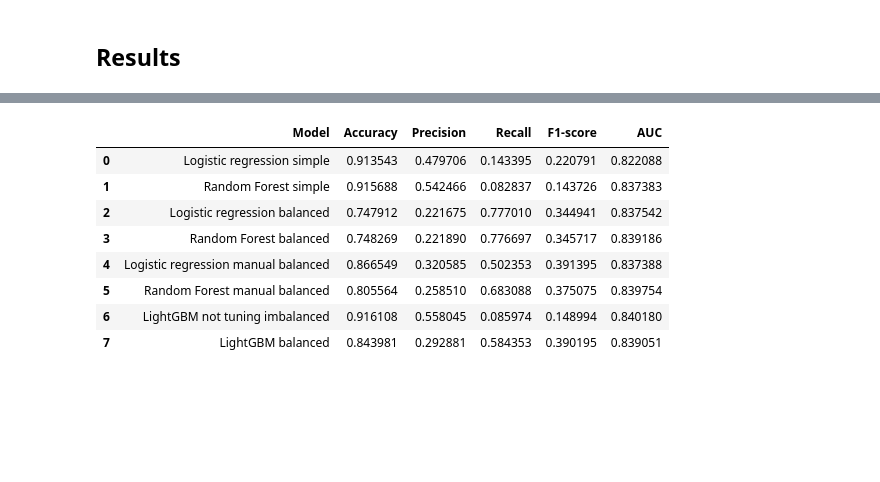
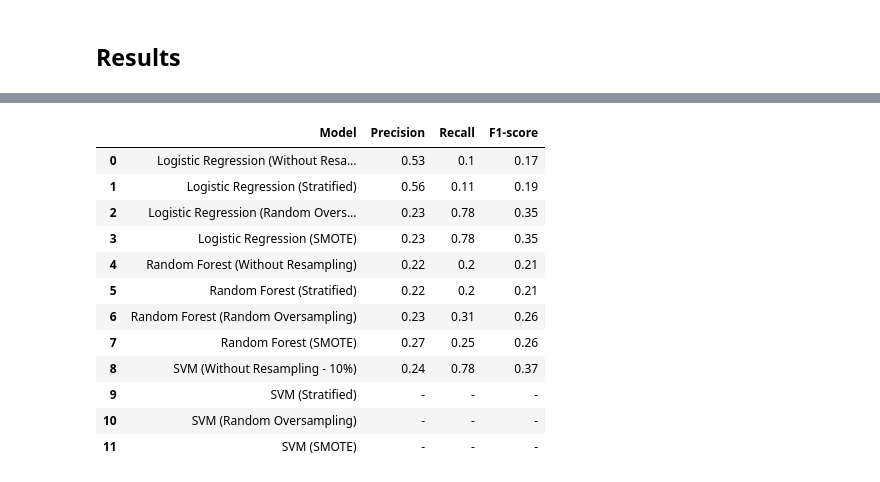
Before and after one commit to ch0min/exam_ai_ml_workspace, a Jupyter notebook: src/OLA-2/data_processing/OLA2_Heart_Disease.ipynb, the cells around one changed output, grey strips where cells are left out. Drawn from its saved outputs; the diff is of its cells as text; code cells hidden in the pictures; blank space fills up the shorter version.

```diff
--- a/src/OLA-2/data_processing/OLA2_Heart_Disease.ipynb
+++ b/src/OLA-2/data_processing/OLA2_Heart_Disease.ipynb
@@ -538,54 +540,55 @@ weighted avg       0.87      0.88      0.87     63959
 # %%
-data = {
+data_table = {
     "Model": [
-        "Logistic Regression (Without Resampling)", "Logistic Regression (Stratified)", "Logistic Regression (Random Oversampling)",
-        "Logistic Regression (SMOTE)", "Random Forest (Without Resampling)", "Random Forest (Stratified)", "Random Forest (Random Oversampling)",
-        "Random Forest (SMOTE)", "SVM (Without Resampling)", "SVM (Stratified)", "SVM (Random Oversampling)",
-        "SVM (SMOTE)",
+        "Logistic Regression (Without Resampling)", "Logistic Regression (Stratified)",
+        "Logistic Regression (Random Oversampling)","Logistic Regression (SMOTE)",
+        "Random Forest (Without Resampling)", "Random Forest (Stratified)",
+        "Random Forest (Random Oversampling)", "Random Forest (SMOTE)",
+        "SVM (Without Resampling - 10%)", "SVM (Stratified)",
+        "SVM (Random Oversampling)", "SVM (SMOTE)",
     ],
-    'Accuracy': [
-        0.913543, 0.915688,
-        0.747912, 0.748269,
-        0.866549, 0.805564,
-        0.916108, 0.843981
+    "Precision": [
+        0.53, 0.56,
+        0.23, 0.23,
+        0.22, 0.22,
+        0.23, 0.27,
+        0.24, "-",
+        "-", "-",
     ],
-    'Precision': [
-        0.479706, 0.542466,
-        0.221675, 0.221890,
-        0.320585, 0.258510,
-        0.558045, 0.292881
+    "Recall": [
+        0.10, 0.11,
+        0.78, 0.78,
+        0.20, 0.20,
+        0.31, 0.25,
+        0.78, "-",
+        "-", "-",
     ],
-    'Recall': [
-        0.143395, 0.082837,
-        0.77701, 0.776697,
-        0.502353, 0.683088,
-        0.085974, 0.584353
-    ],
-    'F1-score': [
-        0.220791, 0.143726,
-        0.344941, 0.345717,
-        0.391395, 0.375075,
-        0.148994, 0.390195
-    ],
-    'AUC': [
-        0.822088, 0.837383,
-        0.837542, 0.839186,
-        0.837388, 0.839754,
-        0.840180, 0.839051
+    "F1-score": [
+        0.17, 0.19,
+        0.35, 0.35,
+        0.21, 0.21,
+        0.26, 0.26,
+        0.37, "-",
+        "-", "-",
     ]
 }
 
 # Create the DataFrame
-classification_reports_df = pd.DataFrame(data)
+classification_reports_df = pd.DataFrame(data_table)
+classification_reports_df.reset_index(drop=True)
 
 classification_reports_df
 # %% [output]
-|  | Model | Accuracy | Precision | Recall | F1-score | AUC |
-| 0 | Logistic regression simple | 0.913543 | 0.479706 | 0.143395 | 0.220791 | 0.822088 |
-| 1 | Random Forest simple | 0.915688 | 0.542466 | 0.082837 | 0.143726 | 0.837383 |
-| 2 | Logistic regression balanced | 0.747912 | 0.221675 | 0.777010 | 0.344941 | 0.837542 |
-| 3 | Random Forest balanced | 0.748269 | 0.221890 | 0.776697 | 0.345717 | 0.839186 |
-| 4 | Logistic regression manual balanced | 0.866549 | 0.320585 | 0.502353 | 0.391395 | 0.837388 |
-| 5 | Random Forest manual balanced | 0.805564 | 0.258510 | 0.683088 | 0.375075 | 0.839754 |
-| 6 | LightGBM not tuning imbalanced | 0.916108 | 0.558045 | 0.085974 | 0.148994 | 0.840180 |
-| 7 | LightGBM balanced | 0.843981 | 0.292881 | 0.584353 | 0.390195 | 0.839051 |
+|  | Model | Precision | Recall | F1-score |
+| 0 | Logistic Regression (Without Resa... | 0.53 | 0.1 | 0.17 |
+| 1 | Logistic Regression (Stratified) | 0.56 | 0.11 | 0.19 |
+| 2 | Logistic Regression (Random Overs... | 0.23 | 0.78 | 0.35 |
+| 3 | Logistic Regression (SMOTE) | 0.23 | 0.78 | 0.35 |
+| 4 | Random Forest (Without Resampling) | 0.22 | 0.2 | 0.21 |
+| 5 | Random Forest (Stratified) | 0.22 | 0.2 | 0.21 |
+| 6 | Random Forest (Random Oversampling) | 0.23 | 0.31 | 0.26 |
+| 7 | Random Forest (SMOTE) | 0.27 | 0.25 | 0.26 |
+| 8 | SVM (Without Resampling - 10%) | 0.24 | 0.78 | 0.37 |
+| 9 | SVM (Stratified) | - | - | - |
+| 10 | SVM (Random Oversampling) | - | - | - |
+| 11 | SVM (SMOTE) | - | - | - |
```
Also changed, not shown: parts of 32 cells of this notebook, 4 other files.
